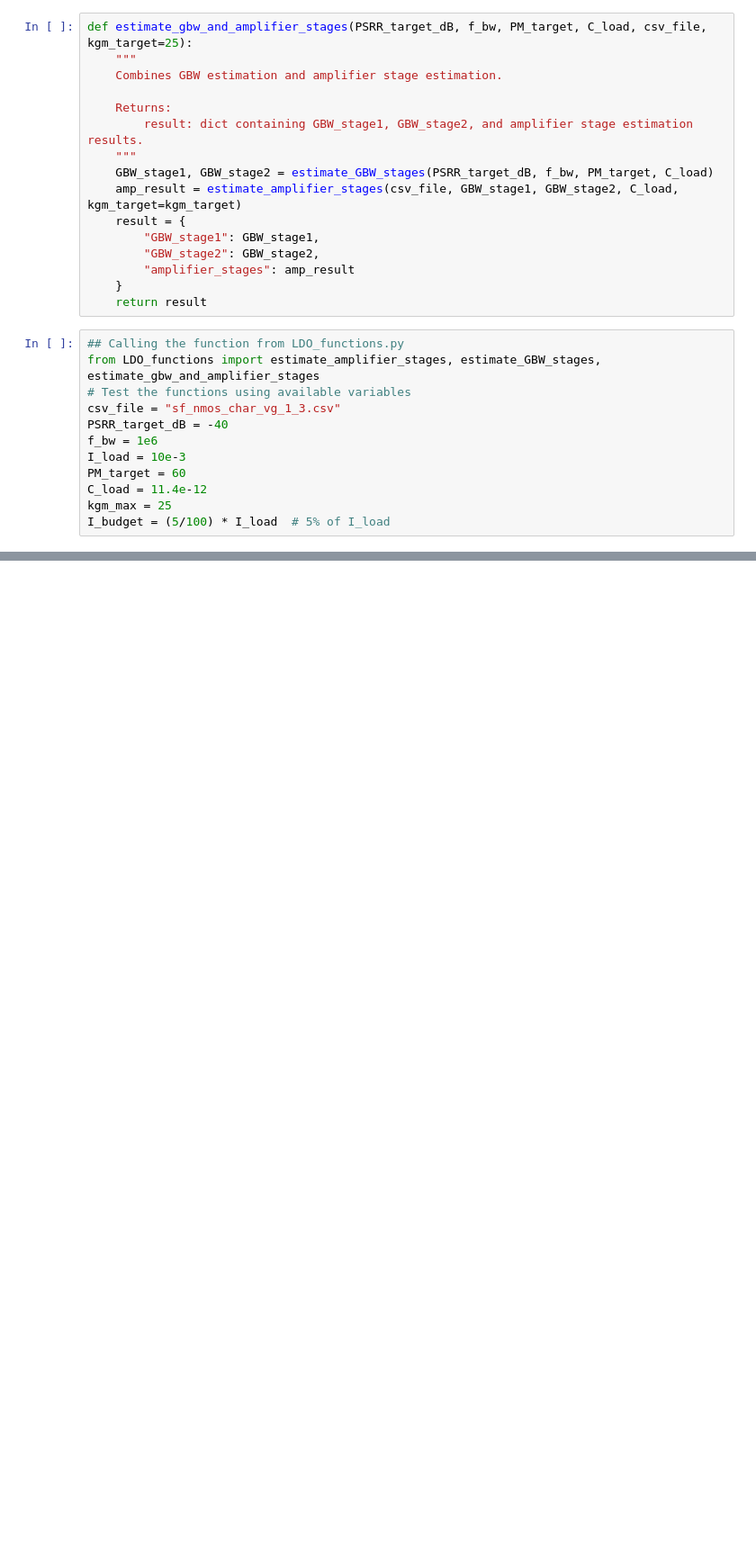
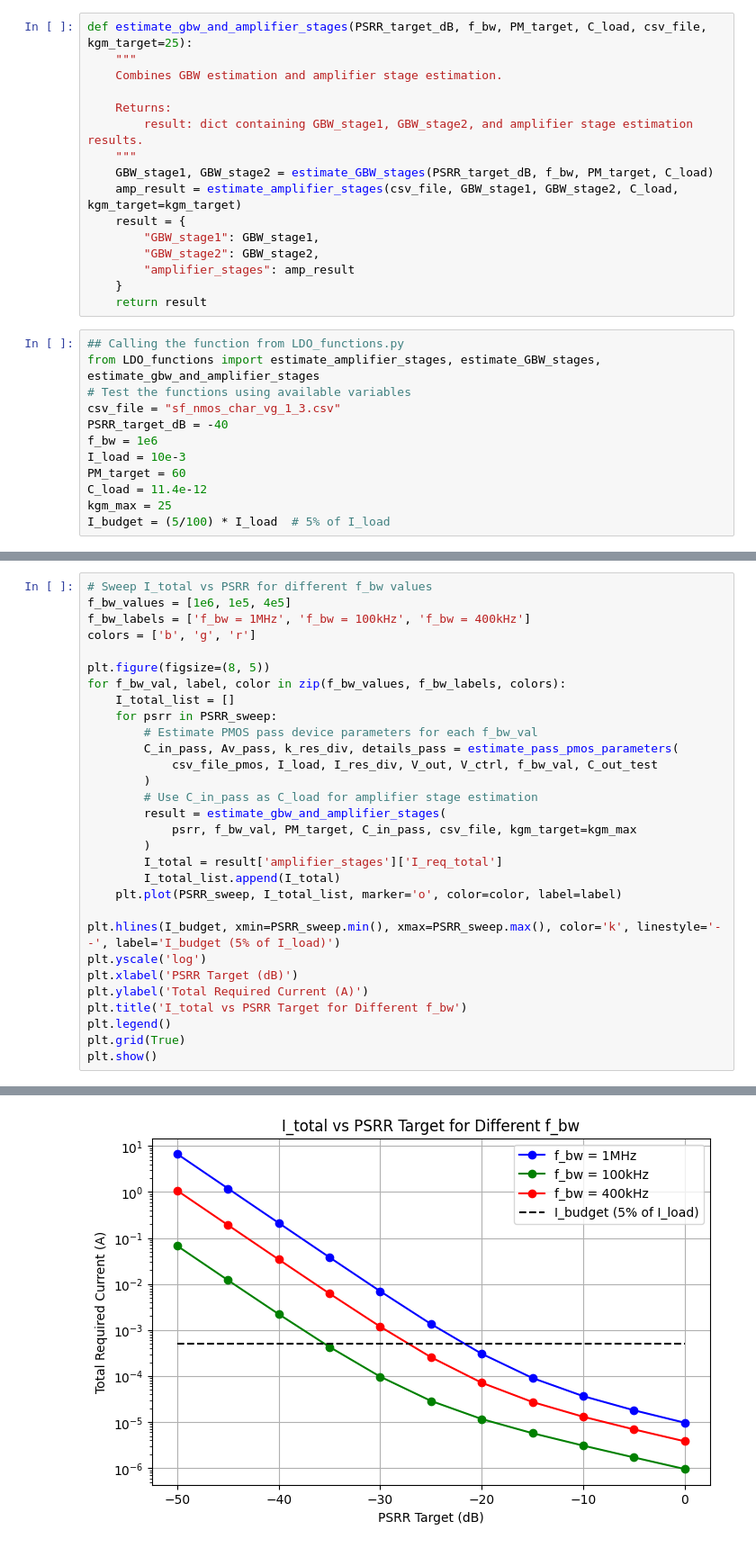
Before and after one commit to Sakthi-Kalidasan/C_ID_repo, a Jupyter notebook: LDO/tb_LDO_functions.ipynb, the cells around one changed output, grey strips where cells are left out. Shown: that part at 90% size. Cells and saved outputs as stored; diff of their text form; blank space fills up the shorter version.

```diff
--- a/LDO/tb_LDO_functions.ipynb
+++ b/LDO/tb_LDO_functions.ipynb
@@ -134,0 +368,31 @@ if len(cross_idx) > 0:
+# %%
+# Sweep I_total vs PSRR for different f_bw values
+f_bw_values = [1e6, 1e5, 4e5]
+f_bw_labels = ['f_bw = 1MHz', 'f_bw = 100kHz', 'f_bw = 400kHz']
+colors = ['b', 'g', 'r']
+
+plt.figure(figsize=(8, 5))
+for f_bw_val, label, color in zip(f_bw_values, f_bw_labels, colors):
+    I_total_list = []
+    for psrr in PSRR_sweep:
+        # Estimate PMOS pass device parameters for each f_bw_val
+        C_in_pass, Av_pass, k_res_div, details_pass = estimate_pass_pmos_parameters(
+            csv_file_pmos, I_load, I_res_div, V_out, V_ctrl, f_bw_val, C_out_test
+        )
+        # Use C_in_pass as C_load for amplifier stage estimation
+        result = estimate_gbw_and_amplifier_stages(
+            psrr, f_bw_val, PM_target, C_in_pass, csv_file, kgm_target=kgm_max
+        )
+        I_total = result['amplifier_stages']['I_req_total']
+        I_total_list.append(I_total)
+    plt.plot(PSRR_sweep, I_total_list, marker='o', color=color, label=label)
+
+plt.hlines(I_budget, xmin=PSRR_sweep.min(), xmax=PSRR_sweep.max(), color='k', linestyle='--', label='I_budget (5% of I_load)')
+plt.yscale('log')
+plt.xlabel('PSRR Target (dB)')
+plt.ylabel('Total Required Current (A)')
+plt.title('I_total vs PSRR Target for Different f_bw')
+plt.legend()
+plt.grid(True)
+plt.show()
+# %% [output]
@@ -134,0 +416 @@ if len(cross_idx) > 0:
+[figure, added]
```
Also changed, not shown: parts of 18 cells of this notebook, 2 other files.
